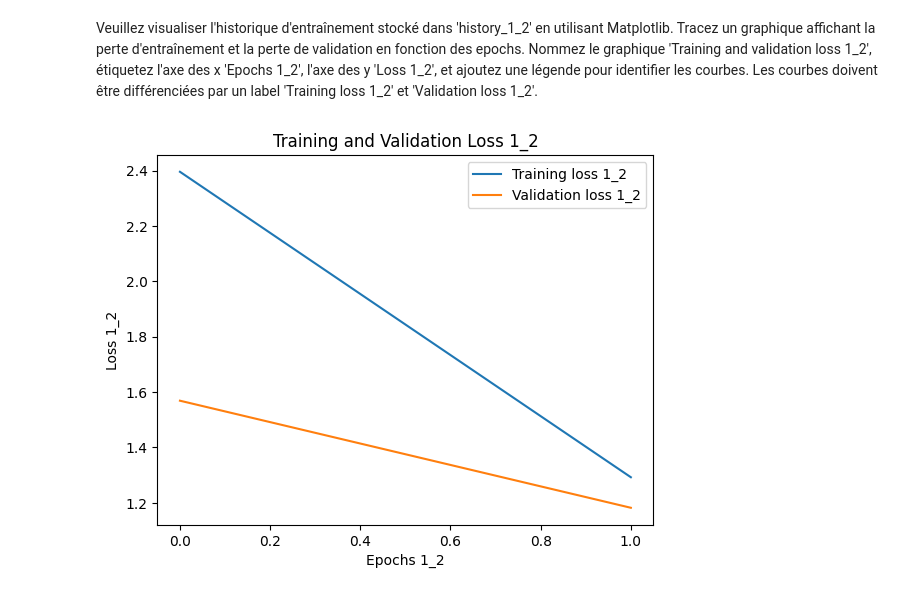
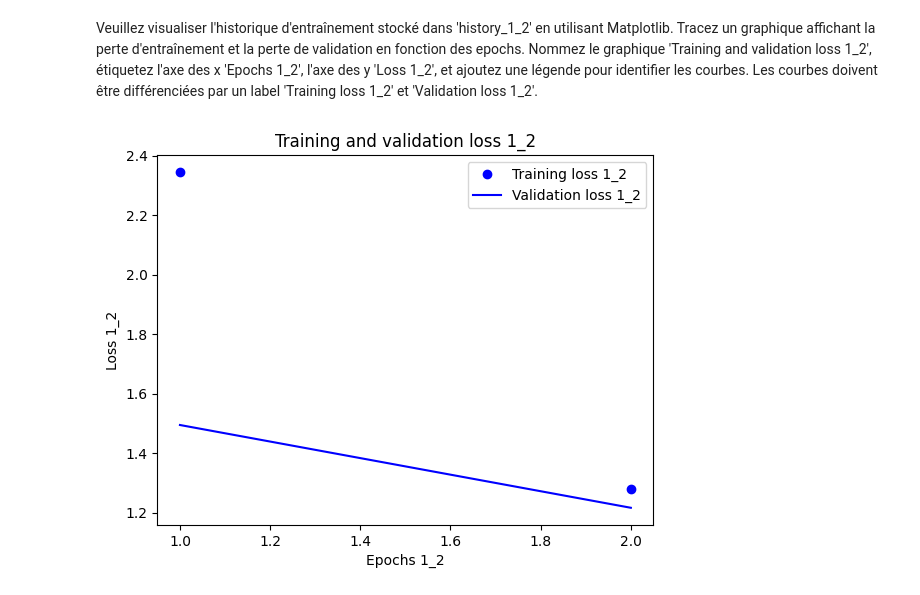
Before and after one commit to pat-ch0/DataScience-intro, a Jupyter notebook: Multiclass_Classification_reuters.ipynb, the cells around one changed output. Cells and saved outputs as stored; diff of their text form; code cells hidden in the pictures.

```diff
--- a/Multiclass_Classification_reuters.ipynb
+++ b/Multiclass_Classification_reuters.ipynb
@@ -248,6 +253,7 @@ model_2.compile(optimizer='rmsprop',
 # %% [markdown]
 Veuillez entraîner le modèle nommé 'model_2' en utilisant 'partial_x_train' et 'partial_y_train' comme données d'entraînement, 'x_val' et 'y_val' comme données de validation, pendant 2 epochs avec une taille de batch de 512. Stockez l'historique d'entraînement dans une variable nommée 'history_1_2'.
 # %%
-history_1_2 = model_2.fit(partial_x_train, partial_y_train, epochs=2, batch_size=512, validation_data=(x_val, y_val))
+history_1_2 = model_2.fit(partial_x_train, partial_y_train, epochs=2, \
+                          batch_size=512, validation_data=(x_val, y_val))
 # %% [output]
 Epoch 1/2
@@ -257,12 +263,15 @@ Epoch 2/2
 # %% [markdown]
 Veuillez visualiser l'historique d'entraînement stocké dans 'history_1_2' en utilisant Matplotlib. Tracez un graphique affichant la perte d'entraînement et la perte de validation en fonction des epochs. Nommez le graphique 'Training and validation loss 1_2', étiquetez l'axe des x 'Epochs 1_2', l'axe des y 'Loss 1_2', et ajoutez une légende pour identifier les courbes. Les courbes doivent être différenciées par un label 'Training loss 1_2' et 'Validation loss 1_2'.
 # %%
-plt.plot(history_1_2.history['loss'], label='Training loss 1_2')
-plt.plot(history_1_2.history['val_loss'], label='Validation loss 1_2')
-plt.title('Training and Validation Loss 1_2')
+loss_1_2 = history_1_2.history['loss']
+val_loss_1_2 = history_1_2.history['val_loss']
+epochs = range(1, len(loss_1_2) + 1)
+plt.plot(epochs, loss_1_2, 'bo', label='Training loss 1_2')
+plt.plot(epochs, val_loss_1_2, 'b', label='Validation loss 1_2')
+plt.title('Training and validation loss 1_2')
 plt.xlabel('Epochs 1_2')
 plt.ylabel('Loss 1_2')
 plt.legend()
 plt.show()
 # %% [output]
-[figure, old version]
+[figure, new version]
```
Also changed, not shown: parts of 7 cells of this notebook.
